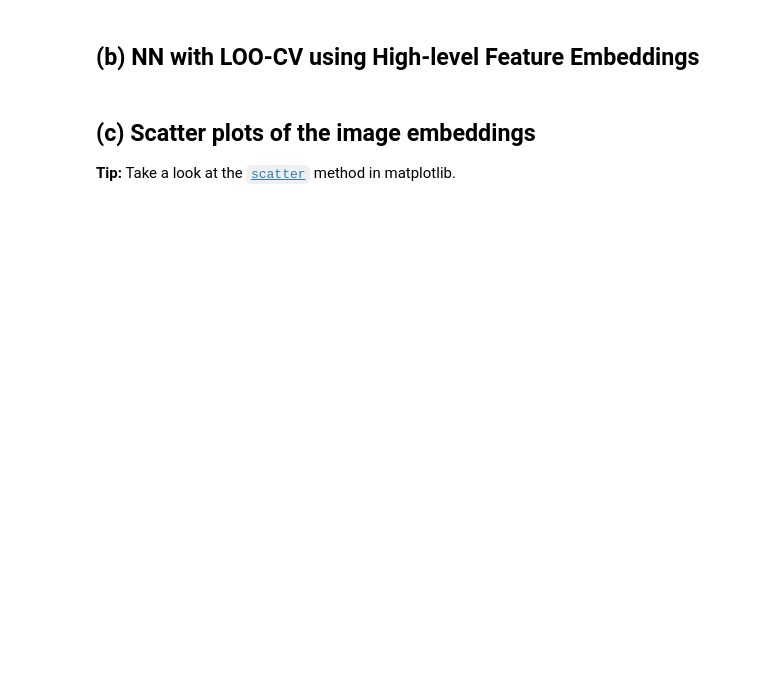
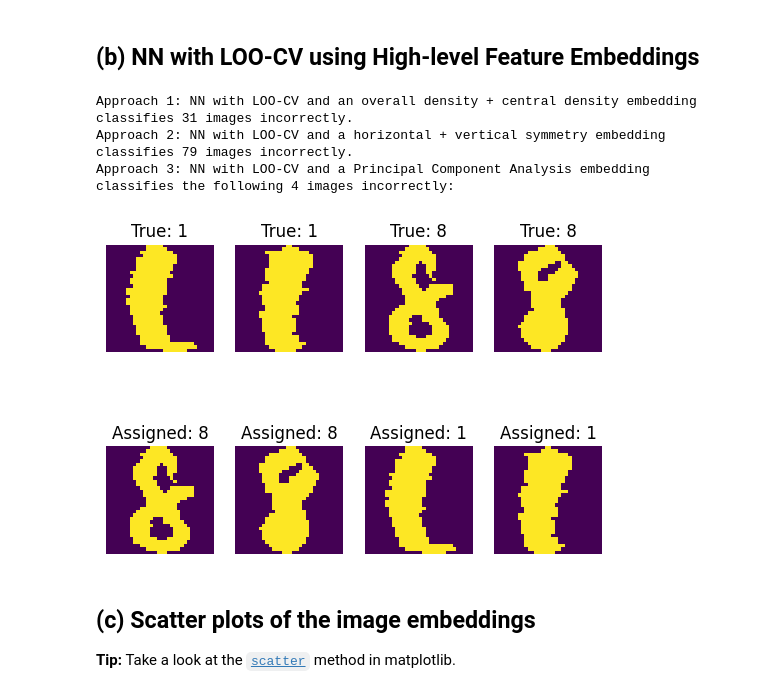
Before and after one commit to alexowo1/gml, a Jupyter notebook: exercise_1/Exercise_01.ipynb, the cells around one changed output. Drawn from its saved outputs; the diff is of its cells as text; code cells hidden in the pictures; blank space fills up the shorter version.

```diff
--- a/exercise_1/Exercise_01.ipynb
+++ b/exercise_1/Exercise_01.ipynb
@@ -47,3 +82,67 @@ The advantage of using the Hamming distance instead of the Euclidean distance is
+# %%
+def pairwise_squared_dist(X, Y):
+  return np.sum((X[:,None,:] - Y[None,:,:]) ** 2, axis=-1)
+
+def compute_density(data, mask=None):
+  data = data.reshape((data.shape[0], -1))
+  if mask is None:
+    norm = data.shape[1]
+  else:
+    mask = mask.reshape(1, -1)
+    norm = np.sum(mask)
+    data = data * mask
+  return np.sum(data, axis=-1) / norm
+
+def central_mask(shape=(32,32), center=(10,6)):
+  mask = np.zeros(shape, dtype=np.int8)
+  start0 = (shape[0]-center[0])//2
+  start1 = (shape[1]-center[1])//2
+  mask[start0:start0+center[0], start1:start1+center[1]] = 1
+  return mask
+
+def compute_symmetries(data):
+  half_width = data.shape[1] // 2
+  half_height = data.shape[2] // 2
+  data_left = data[:, :, :half_width]
+  data_right = data[:, :, :half_width-1:-1]
+  data_top = data[:, :half_height, :]
+  data_bottom = data[:, :half_height-1:-1, :]
+  horizontal_symm = np.mean((data_left == data_right), axis=(1,2))
+  vertical_symm = np.mean((data_top == data_bottom), axis=(1,2))
+  return horizontal_symm, vertical_symm
+
+def density_embed(data):
+  f1 = compute_density(data)
+  f2 = compute_density(data, central_mask())
+  return np.stack([f1, f2], axis=1)
+
+def symmetry_embed(data):
+  f1, f2 = compute_symmetries(data)
+  return np.stack([f1, f2], axis=1)
+
+def pca_embed(data):
+  pca = decomp.PCA(n_components=2)
+  return pca.fit_transform(data.reshape(data.shape[0], -1))
+
+
+density_data = density_embed(data)
+pred_y, nns = nn_loo_cv(density_data, y, pairwise_squared_dist)
+print(f"Approach 1: NN with LOO-CV and an overall density + central density embedding classifies {np.sum(pred_y != y)} images incorrectly.")
+
+symmetry_data = symmetry_embed(data)
+pred_y, nns = nn_loo_cv(symmetry_data, y, pairwise_squared_dist)
+print(f"Approach 2: NN with LOO-CV and a horizontal + vertical symmetry embedding classifies {np.sum(pred_y != y)} images incorrectly.")
+
+pca_data = pca_embed(data)
+pred_y, nns = nn_loo_cv(pca_data, y, pairwise_squared_dist)
+errors = pred_y != y
+print(f"Approach 3: NN with LOO-CV and a Principal Component Analysis embedding classifies the following {np.sum(errors)} images incorrectly:")
+plot_images(data[errors], y[errors], data[nns[errors]], pred_y[errors])
+# %% [output]
+Approach 1: NN with LOO-CV and an overall density + central density embedding classifies 31 images incorrectly.
+Approach 2: NN with LOO-CV and a horizontal + vertical symmetry embedding classifies 79 images incorrectly.
+Approach 3: NN with LOO-CV and a Principal Component Analysis embedding classifies the following 4 images incorrectly:
+[figure, added]
 # %% [markdown]
 ## (c) Scatter plots of the image embeddings
 
```
Also changed, not shown: parts of 7 cells of this notebook.
